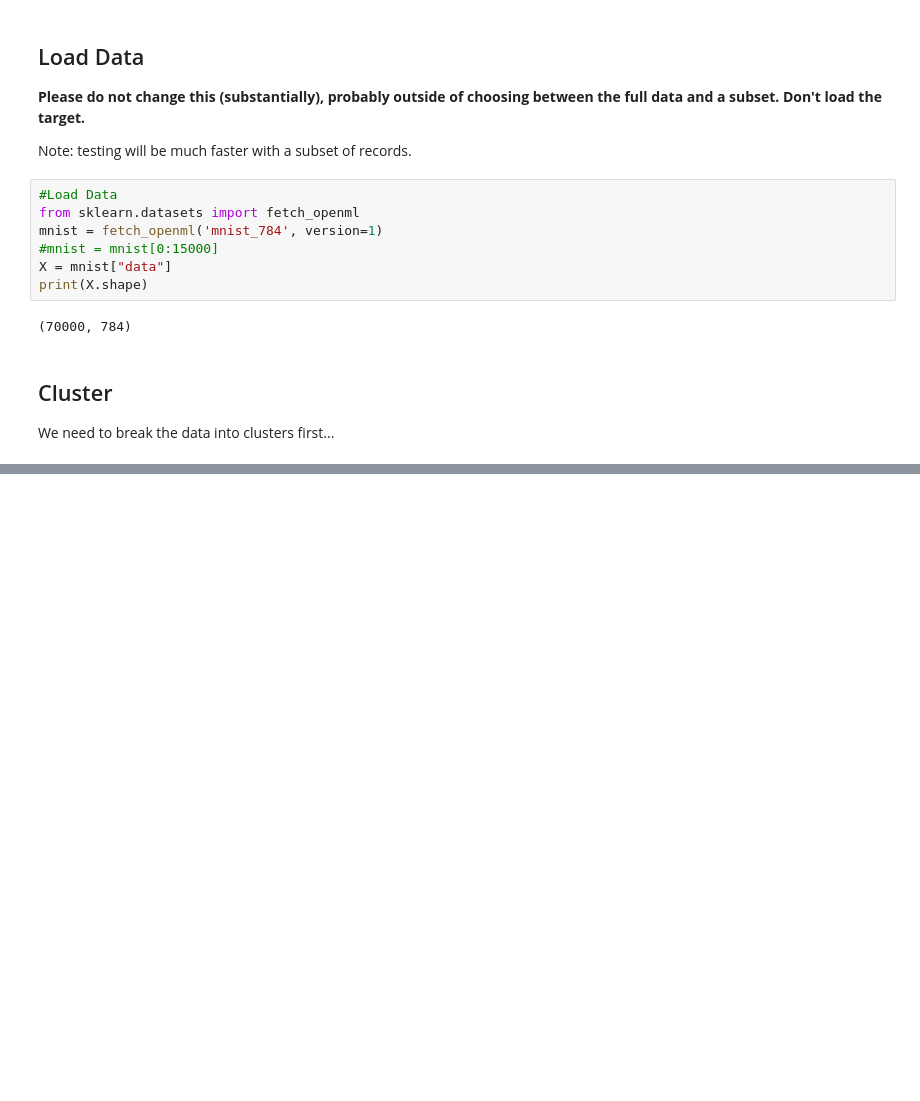
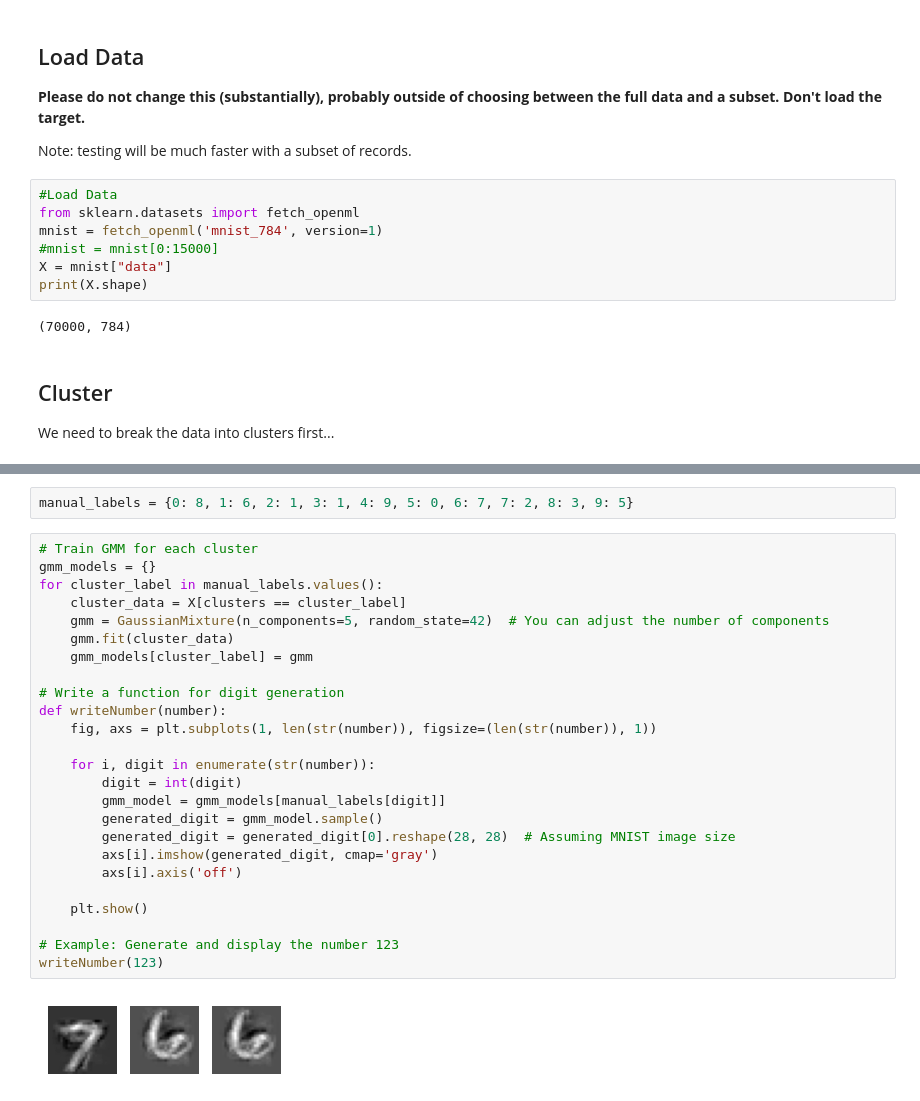
Before and after one commit to michaeljharris/ItML_Asn_3_Students, a Jupyter notebook: cluster_asn.ipynb, the cells around one changed output, grey strips where cells are left out. Saved outputs shown, nothing was run; the diff lists cells and outputs as text; blank space fills up the shorter version.

```diff
--- a/cluster_asn.ipynb
+++ b/cluster_asn.ipynb
@@ -90,3 +121,32 @@ ValueError: cannot reshape array of size 15680 into shape (10,28,28)
+# %%
+manual_labels = {0: 8, 1: 6, 2: 1, 3: 1, 4: 9, 5: 0, 6: 7, 7: 2, 8: 3, 9: 5}
+# %%
+# Train GMM for each cluster
+gmm_models = {}
+for cluster_label in manual_labels.values():
+    cluster_data = X[clusters == cluster_label]
+    gmm = GaussianMixture(n_components=5, random_state=42)  # You can adjust the number of components
+    gmm.fit(cluster_data)
+    gmm_models[cluster_label] = gmm
+
+# Write a function for digit generation
+def writeNumber(number):
+    fig, axs = plt.subplots(1, len(str(number)), figsize=(len(str(number)), 1))
+
+    for i, digit in enumerate(str(number)):
+        digit = int(digit)
+        gmm_model = gmm_models[manual_labels[digit]]
+        generated_digit = gmm_model.sample()
+        generated_digit = generated_digit[0].reshape(28, 28)  # Assuming MNIST image size
+        axs[i].imshow(generated_digit, cmap='gray')
+        axs[i].axis('off')
+
+    plt.show()
+
+# Example: Generate and display the number 123
+writeNumber(123)
+# %% [output]
+[figure, added]
 # %%
 # Standardize the data
 scaler = StandardScaler()
```
Also changed, not shown: parts of 10 cells of this notebook.
